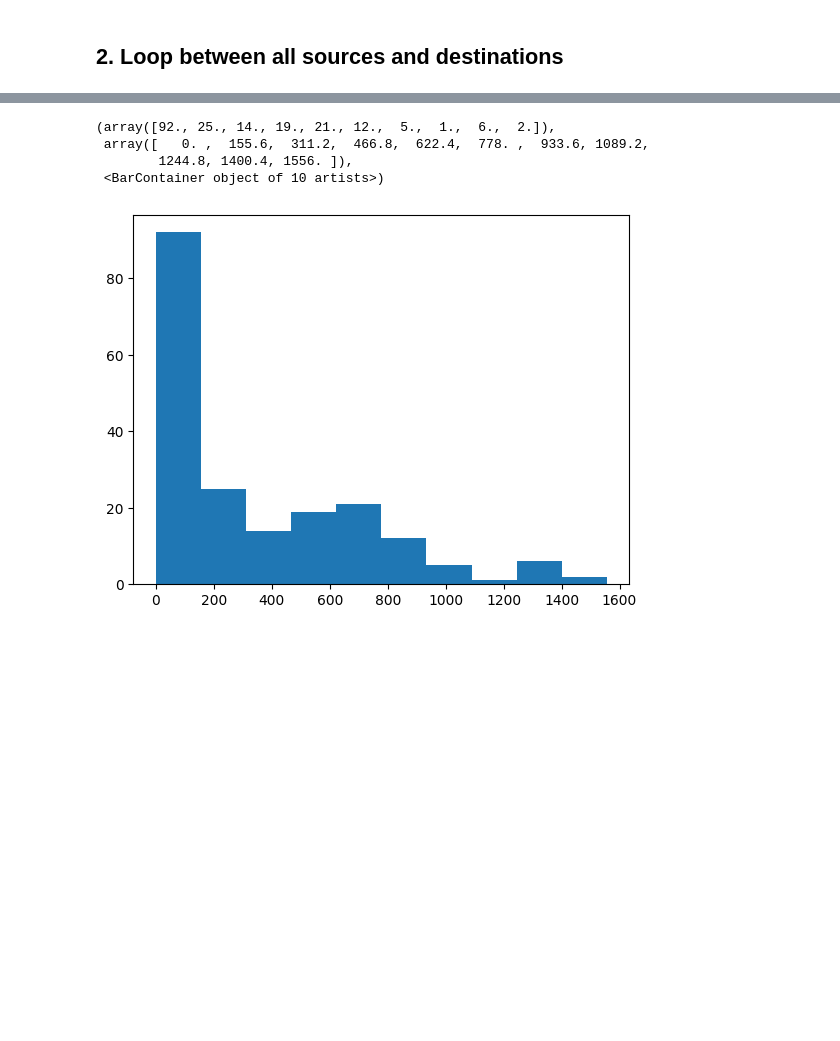
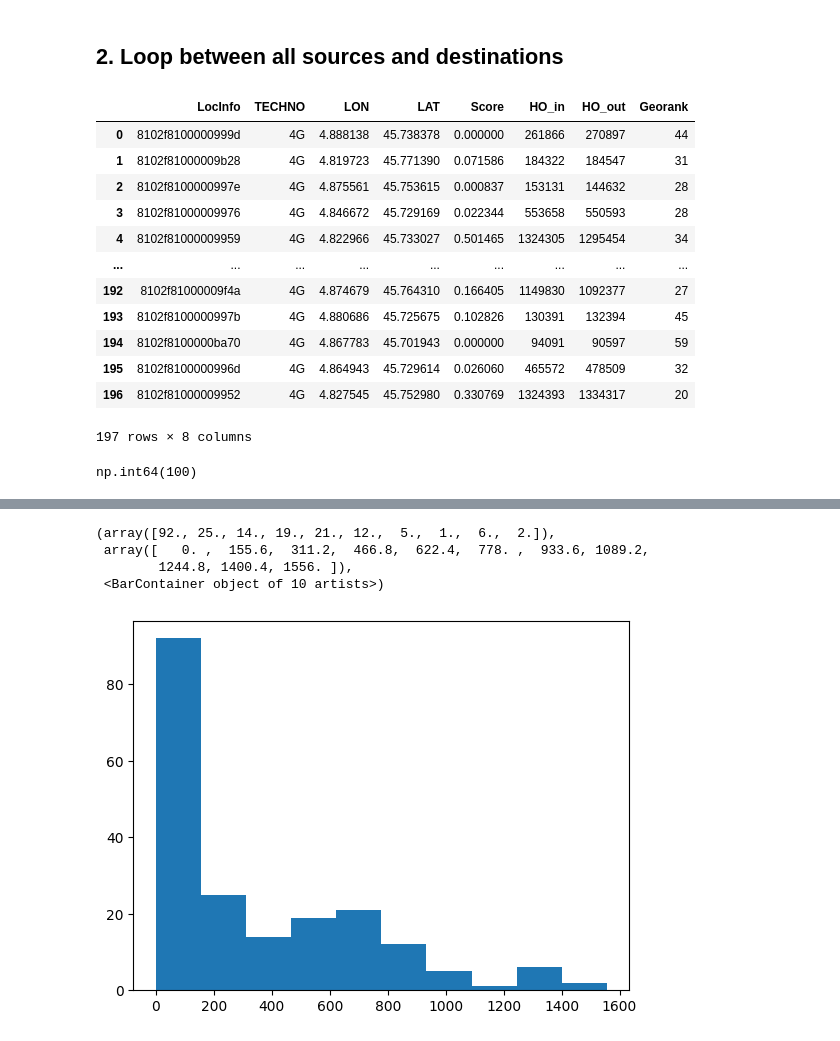
Before and after one commit to eakopyan/Popular-paths, a Jupyter notebook: HOProcess_v2/city_analysis.ipynb, the cells around one changed output, grey strips where cells are left out. Cells and saved outputs as stored; diff of their text form; code cells hidden in the pictures; blank space fills up the shorter version.

```diff
--- a/HOProcess_v2/city_analysis.ipynb
+++ b/HOProcess_v2/city_analysis.ipynb
@@ -455,7 +455,8 @@ Adding 4G stations layer
 enb_list = enb_df_day.LocInfo.tolist()
 
 with tqdm(total=len(enb_list), desc='EnB BC computation') as pbar:
-    for enb in enb_list:
+    #for enb in enb_list:
+        enb = '8102f8100000996c'
         enb_df_day = assign_georank(enb_df_day, src_id=enb)
         ho_df_day = compute_weight(ho_df_day, METHOD, absolute=ABS, enb_df=enb_df_day)
         G = nx.from_pandas_edgelist(ho_df_day, source='srcLocInfo', target='dstLocInfo', edge_attr='Weight', create_using=nx.DiGraph)
@@ -464,3 +465,23 @@ with tqdm(total=len(enb_list), desc='EnB BC computation') as pbar:
         for k,v in bc.items():
             enb_df_day.loc[enb_df_day.LocInfo == k, 'Score'] += v
         pbar.update(1)
+# %%
+enb_df_day
+# %% [output]
+|  | LocInfo | TECHNO | LON | LAT | Score | HO_in | HO_out | Georank |
+| 0 | 8102f8100000999d | 4G | 4.888138 | 45.738378 | 0.000000 | 261866 | 270897 | 44 |
+| 1 | 8102f81000009b28 | 4G | 4.819723 | 45.771390 | 0.071586 | 184322 | 184547 | 31 |
+| 2 | 8102f8100000997e | 4G | 4.875561 | 45.753615 | 0.000837 | 153131 | 144632 | 28 |
+| 3 | 8102f81000009976 | 4G | 4.846672 | 45.729169 | 0.022344 | 553658 | 550593 | 28 |
+| 4 | 8102f81000009959 | 4G | 4.822966 | 45.733027 | 0.501465 | 1324305 | 1295454 | 34 |
+| ... | ... | ... | ... | ... | ... | ... | ... | ... |
+| 192 | 8102f81000009f4a | 4G | 4.874679 | 45.764310 | 0.166405 | 1149830 | 1092377 | 27 |
+| 193 | 8102f8100000997b | 4G | 4.880686 | 45.725675 | 0.102826 | 130391 | 132394 | 45 |
+| 194 | 8102f8100000ba70 | 4G | 4.867783 | 45.701943 | 0.000000 | 94091 | 90597 | 59 |
+| 195 | 8102f8100000996d | 4G | 4.864943 | 45.729614 | 0.026060 | 465572 | 478509 | 32 |
+| 196 | 8102f81000009952 | 4G | 4.827545 | 45.752980 | 0.330769 | 1324393 | 1334317 | 20 |
+197 rows × 8 columns
+# %%
+enb_df_day.Georank.max()
+# %% [output]
+np.int64(100)
```
Also changed, not shown: parts of 3 cells of this notebook, 3 other files.
